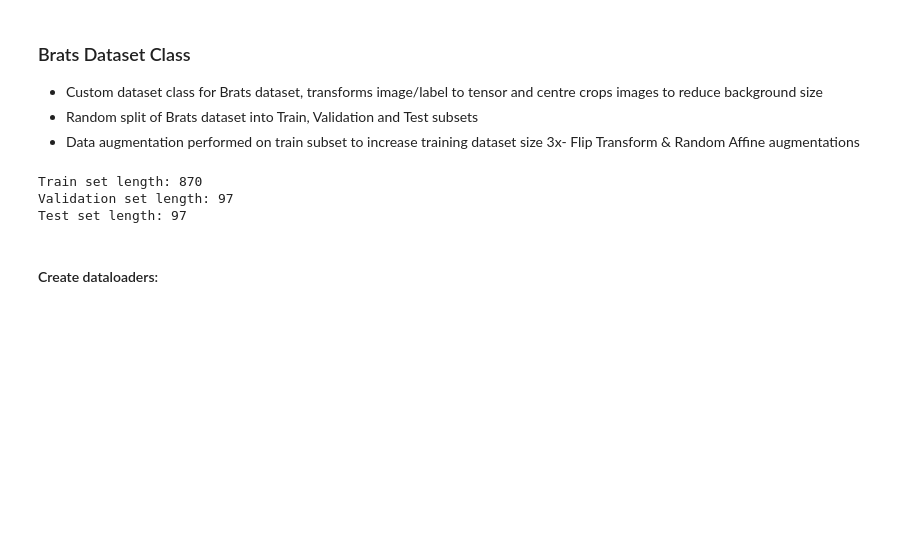
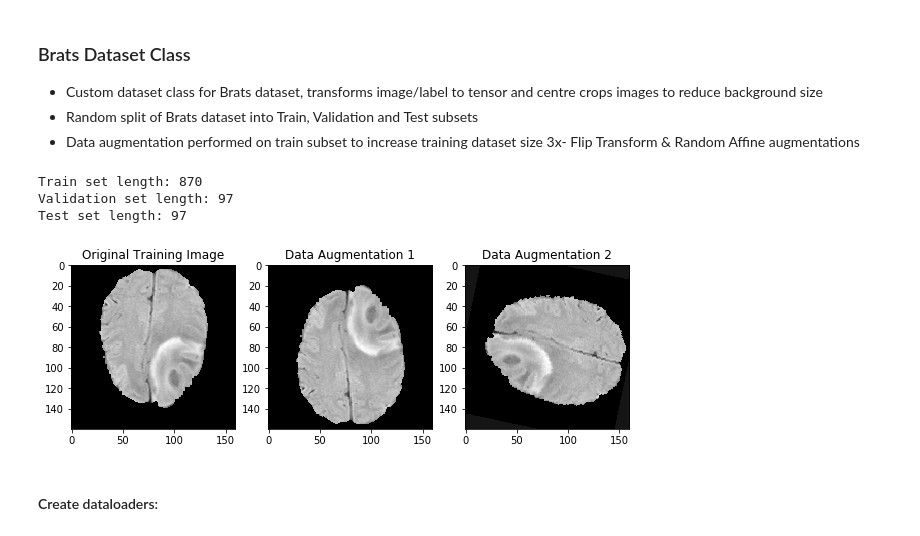
Before and after one commit to aaron-ml-engineer/Semantic-Segmentation-of-Brain-Tumours-using-a-3D-U-Net-and-3D-FCN, a Jupyter notebook: INM705_Aaron_Mir_Sarah_Rhalem_Coursework.ipynb, the cells around one changed output. Cells and saved outputs as stored; diff of their text form; code cells hidden in the pictures; blank space fills up the shorter version.

Commit message:
data augmentation image

```diff
--- a/INM705_Aaron_Mir_Sarah_Rhalem_Coursework.ipynb
+++ b/INM705_Aaron_Mir_Sarah_Rhalem_Coursework.ipynb
@@ -338,6 +338,23 @@ print ("Test set length:" + " " + str(test_subset.__len__()))
 Train set length: 870
 Validation set length: 97
 Test set length: 97
+# %%
+# Plot original training image and corresponding 2 x generated data augmentations
+image_0,label_0=train_subset[0]
+image_1,label_1=train_subset[1]
+image_2,label_2=train_subset[2]
+
+fig, ax = plt.subplots(1,3, figsize=(10,10))
+ax[0].set_title("Original Training Image")
+ax[0].imshow(image_0[0,90,:,:], cmap='gray')
+ax[1].set_title("Data Augmentation 1")
+ax[1].imshow(image_1[0,90,:,:], cmap='gray')
+ax[2].set_title("Data Augmentation 2")
+ax[2].imshow(image_2[0,90,:,:], cmap='gray')
+
+plt.show()
+# %% [output]
+[figure, added]
 # %% [markdown]
 #### Create dataloaders:
 # %%
```
